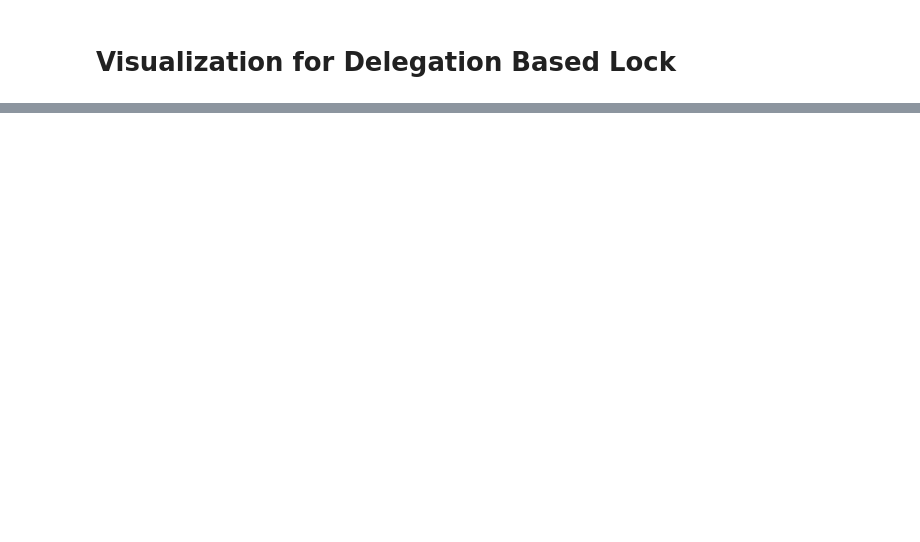
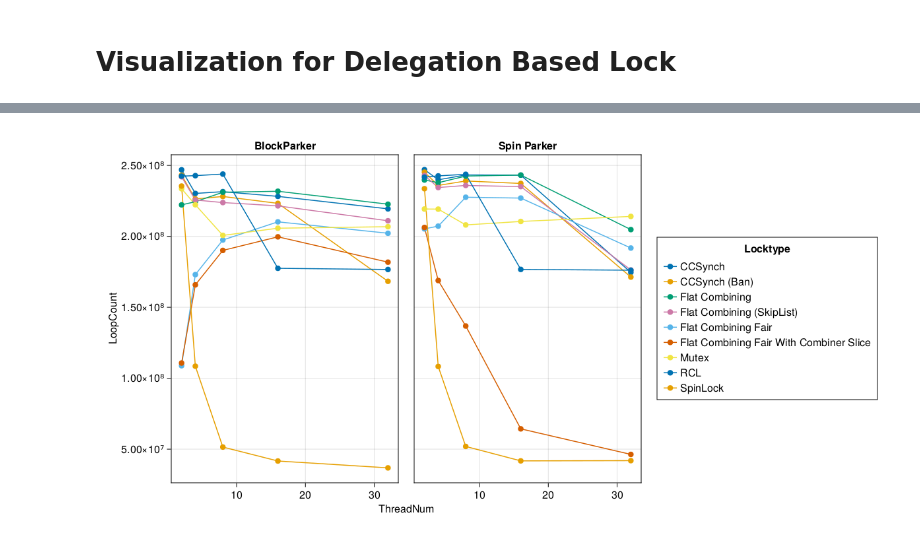
Before and after one commit to taooceros/Locks, a Jupyter notebook: visualization/graph.ipynb, the cells around one changed output, grey strips where cells are left out. Saved outputs shown, nothing was run; the diff lists cells and outputs as text; code cells hidden in the pictures; blank space fills up the shorter version.

```diff
--- a/visualization/graph.ipynb
+++ b/visualization/graph.ipynb
@@ -27,17 +71,19 @@ fig
 # %%
 using Tidier
 using AlgebraOfGraphics, CairoMakie
 
 bench2 = @chain bench begin
-    @group_by(Locktype, ThreadNum)
+    @group_by(Locktype, WaiterType, ThreadNum)
     @summarise(LoopCount = sum(LoopCount))
     @ungroup
 end
 
-plt = data(bench2) * mapping(:ThreadNum, :LoopCount, color = :Locktype) * (visual(Lines) + visual(Scatter))
+plt = data(bench2) * mapping(:ThreadNum, :LoopCount, color = :Locktype, layout = :WaiterType) * (visual(Lines) + visual(Scatter))
 
 fig = draw(plt, figure = (resolution=(1200,600),))
 
-save("graphs/loop_comparison.svg", fig)
+save("graphs/loop_comparison_together.svg", fig)
 
 fig
+# %% [output]
+[figure, added]
```
Also changed, not shown: parts of 5 cells of this notebook, 5 other files.
